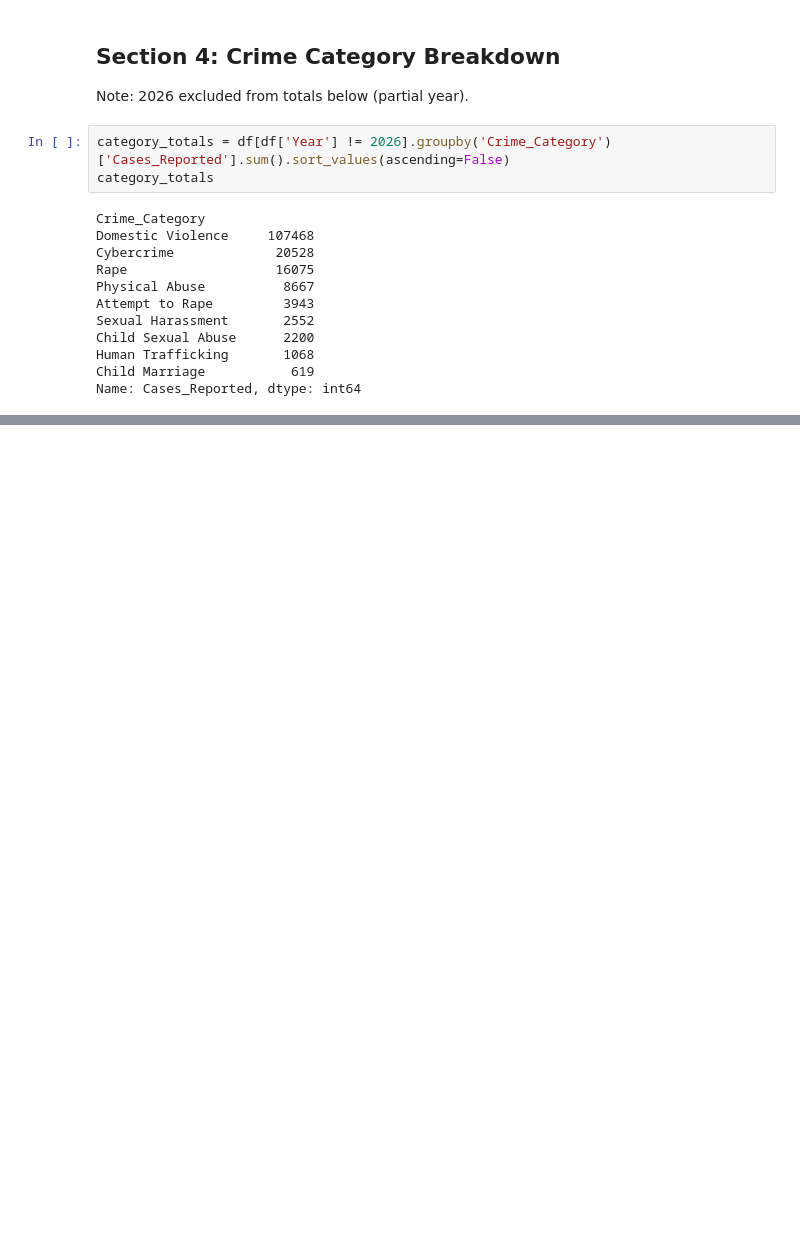
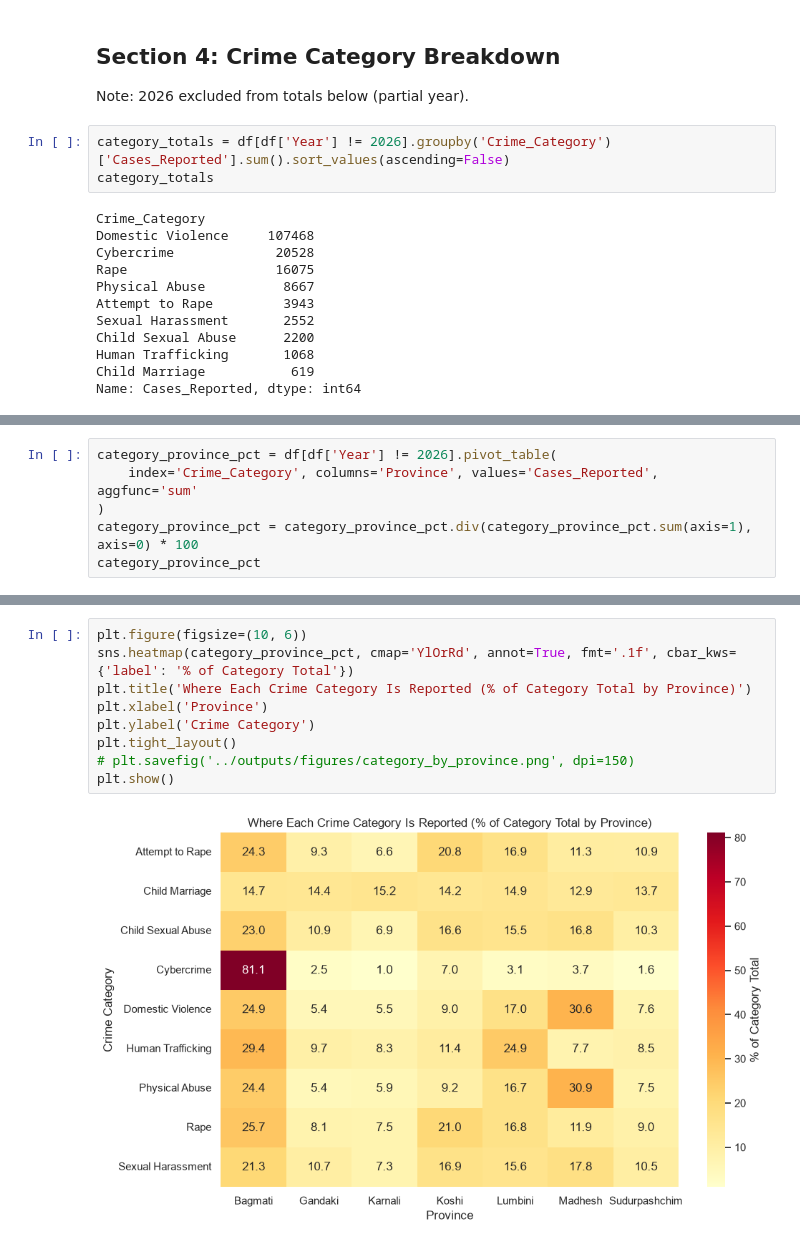
Before and after one commit to rohanpiya/gbv-nepal-eda, a Jupyter notebook: notebooks/01_gbv_nepal_eda.ipynb, the cells around one changed output, grey strips where cells are left out. Saved outputs shown, nothing was run; the diff lists cells and outputs as text; blank space fills up the shorter version.

```diff
--- a/notebooks/01_gbv_nepal_eda.ipynb
+++ b/notebooks/01_gbv_nepal_eda.ipynb
@@ -438,0 +430,6 @@ Passing `palette` without assigning `hue` is deprecated and will be removed in v
+# %%
+category_province_pct = df[df['Year'] != 2026].pivot_table(
+    index='Crime_Category', columns='Province', values='Cases_Reported', aggfunc='sum'
+)
+category_province_pct = category_province_pct.div(category_province_pct.sum(axis=1), axis=0) * 100
+category_province_pct
@@ -438,0 +448,11 @@ Passing `palette` without assigning `hue` is deprecated and will be removed in v
+# %%
+plt.figure(figsize=(10, 6))
+sns.heatmap(category_province_pct, cmap='YlOrRd', annot=True, fmt='.1f', cbar_kws={'label': '% of Category Total'})
+plt.title('Where Each Crime Category Is Reported (% of Category Total by Province)')
+plt.xlabel('Province')
+plt.ylabel('Crime Category')
+plt.tight_layout()
+# plt.savefig('../outputs/figures/category_by_province.png', dpi=150)
+plt.show()
+# %% [output]
+[figure, added]
```
Also changed, not shown: parts of 2 cells of this notebook.
